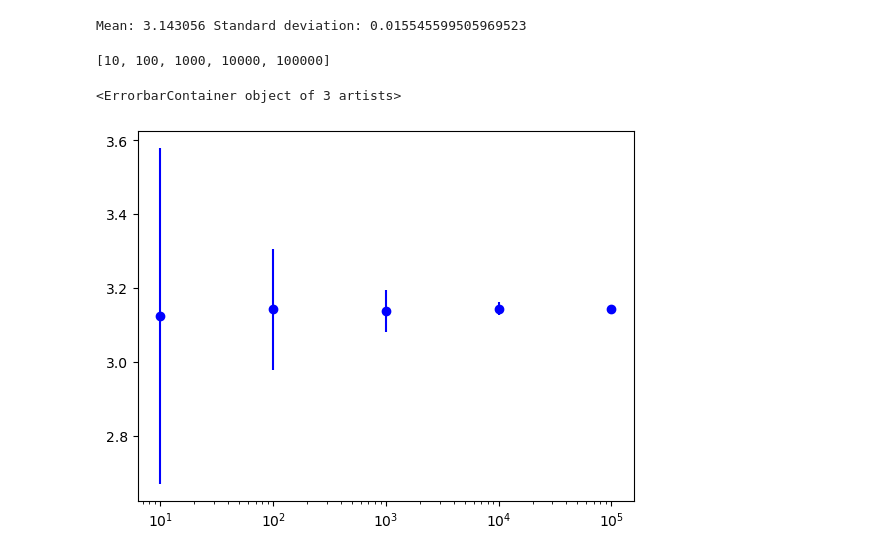
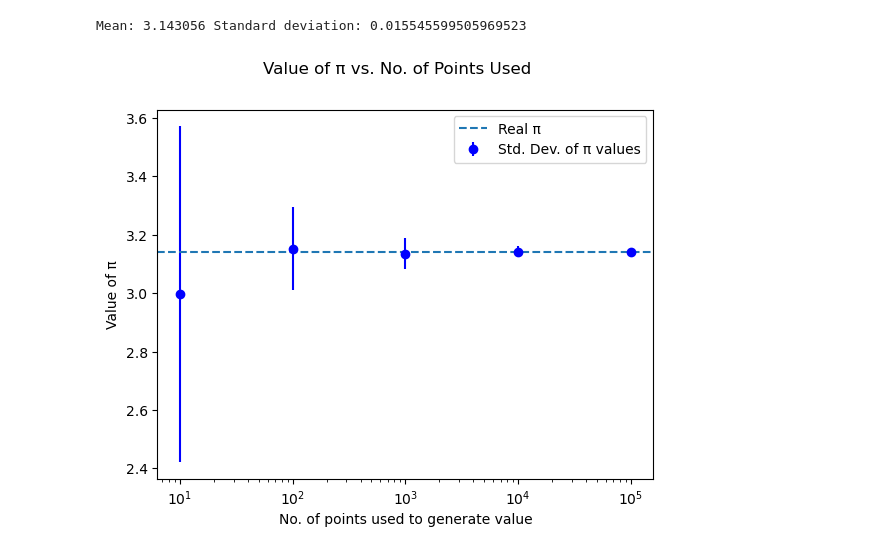
Before and after one commit to SPS-SP2273/learning-portfolio-enxinnn, a Jupyter notebook: random numbers/random_numbers_(good).ipynb, the cells around one changed output. Drawn from its saved outputs; the diff is of its cells as text; code cells hidden in the pictures.

```diff
--- a/random numbers/random_numbers_(good).ipynb
+++ b/random numbers/random_numbers_(good).ipynb
@@ -156,29 +156,32 @@ Mean: 3.143056 Standard deviation: 0.015545599505969523
 # %%
 def estimate_pi(n):
     x=rnd.rand(n)
     y=rnd.rand(n)
     N_green=np.sum((x**2+y**2) <= 1)
     pi = 4 * (N_green / n)
     return pi
 
-means = []
-std_devs = []
+means, std_devs = [], []
 no_of_points = [10, 100, 1000, 10000, 100000]
 
 for i in no_of_points:
     no_of_repeats = 100
     result = [estimate_pi(n=i) for _ in range(no_of_repeats)]
     mean = np.mean(result)
     std_dev = np.std(result)
     means.append(mean)
     std_devs.append(std_dev)
 
-print(no_of_points)
+real_pi = np.pi
 
-fig, ax = plt.subplots()
+fig, ax = plt.subplots(nrows=1, ncols=1)
 ax.set_xscale('log')
-ax.errorbar(no_of_points, means, yerr=std_devs, color='b', marker='o', linestyle='none')
+ax.errorbar(no_of_points, means, yerr=std_devs, color='b', marker='o', linestyle='none', label = 'Std. Dev. of π values')
+ax.axhline(y = real_pi, label = 'Real π', linestyle = 'dashed')
+ax.legend(loc='upper right')
+ax.set_xlabel('No. of points used to generate value')
+ax.set_ylabel('Value of π')
+fig.suptitle('Value of π vs. No. of Points Used')
+plt.show()
 # %% [output]
-[10, 100, 1000, 10000, 100000]
-<ErrorbarContainer object of 3 artists>
-[figure, old version]
+[figure, new version]
```
